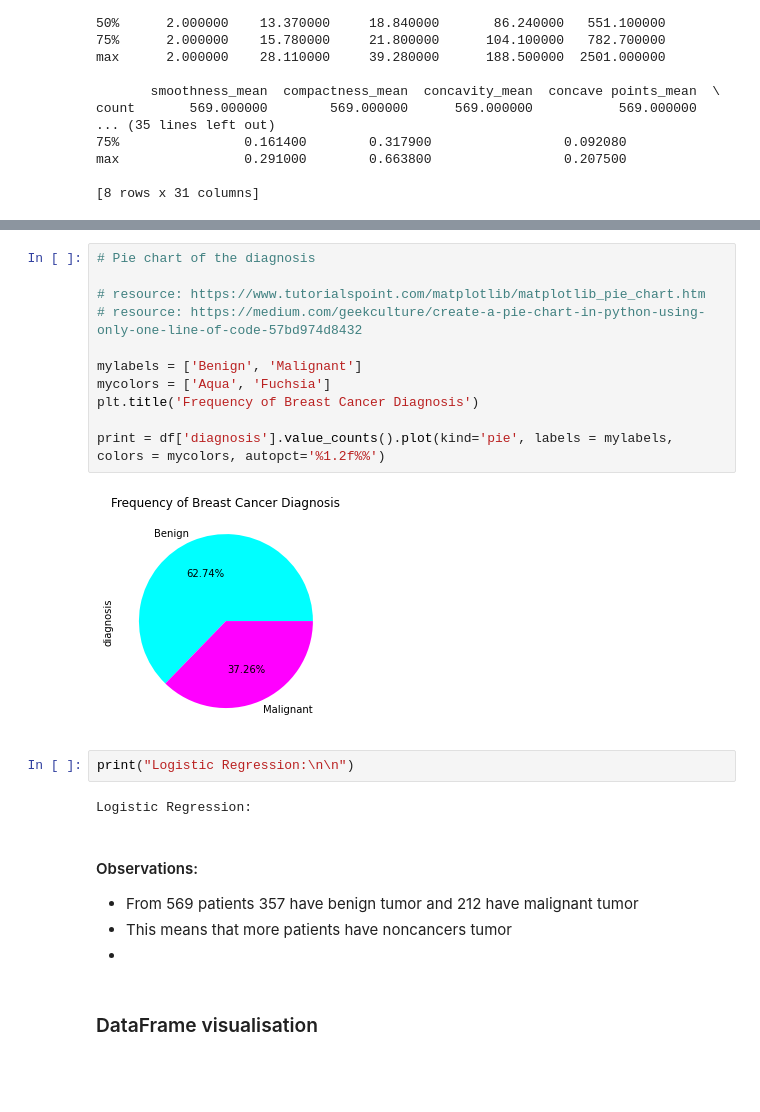
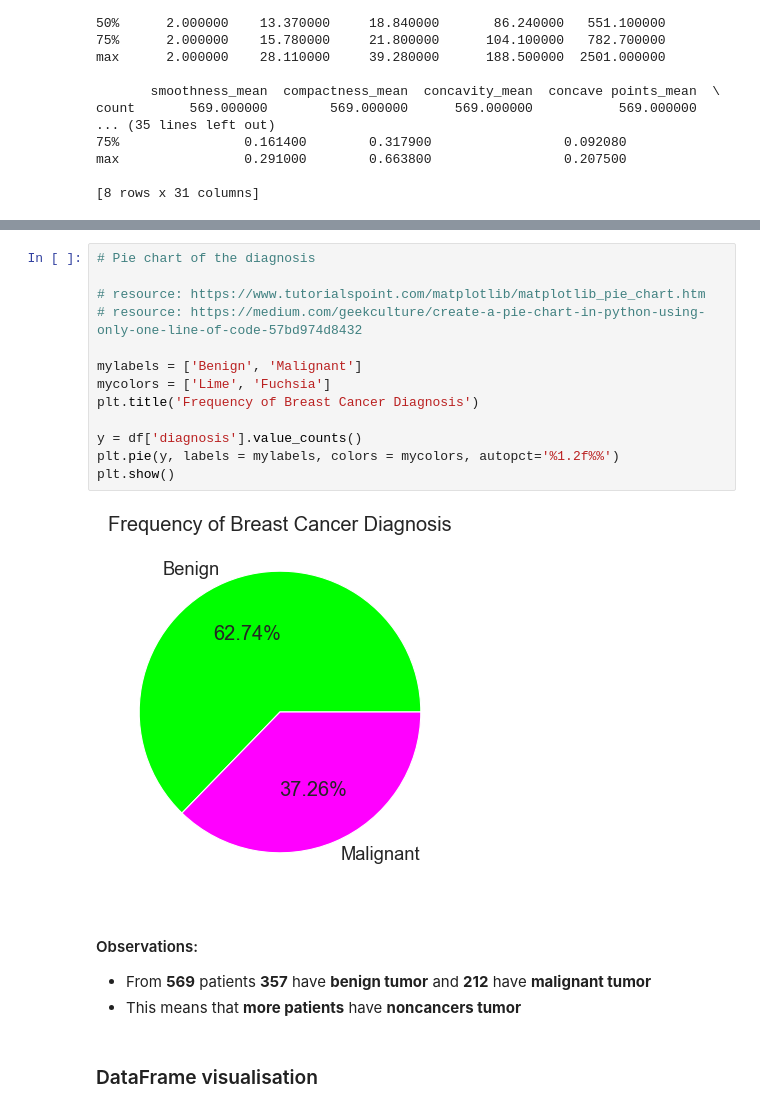
Before and after one commit to Anna20041983/PfDA-Project, a Jupyter notebook: PfDA_Project 2022.ipynb, the cells around one changed output, grey strips where cells are left out. Saved outputs shown, nothing was run; the diff lists cells and outputs as text; blank space fills up the shorter version.

```diff
--- a/PfDA_Project 2022.ipynb
+++ b/PfDA_Project 2022.ipynb
@@ -276,25 +288,22 @@ Name: diagnosis, dtype: int64
 # %%
 # Pie chart of the diagnosis
 
 # resource: https://www.tutorialspoint.com/matplotlib/matplotlib_pie_chart.htm
 # resource: https://medium.com/geekculture/create-a-pie-chart-in-python-using-only-one-line-of-code-57bd974d8432
 
 mylabels = ['Benign', 'Malignant']
-mycolors = ['Aqua', 'Fuchsia']
+mycolors = ['Lime', 'Fuchsia']
 plt.title('Frequency of Breast Cancer Diagnosis')
 
-print = df['diagnosis'].value_counts().plot(kind='pie', labels = mylabels, colors = mycolors, autopct='%1.2f%%')
+y = df['diagnosis'].value_counts()
+plt.pie(y, labels = mylabels, colors = mycolors, autopct='%1.2f%%')
+plt.show()
 # %% [output]
-[figure, old version]
+[figure, new version]
-# %%
-print("Logistic Regression:\n\n")
-# %% [output]
-Logistic Regression:
 # %% [markdown]
 #### Observations:
-- From 569 patients 357 have benign tumor and 212 have malignant tumor
-- This means that more patients have noncancers tumor
--
+- From **569** patients **357** have **benign tumor** and **212** have **malignant tumor**
+- This means that **more patients** have **noncancers tumor**
 # %% [markdown]
 ### DataFrame visualisation
 # %%
```
Also changed, not shown: parts of 101 cells of this notebook.
